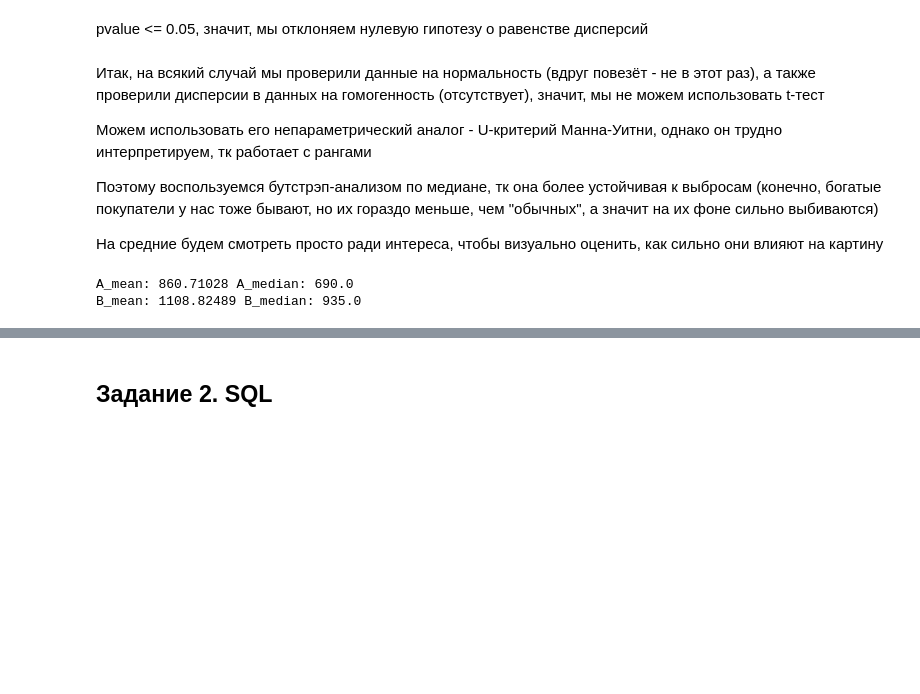
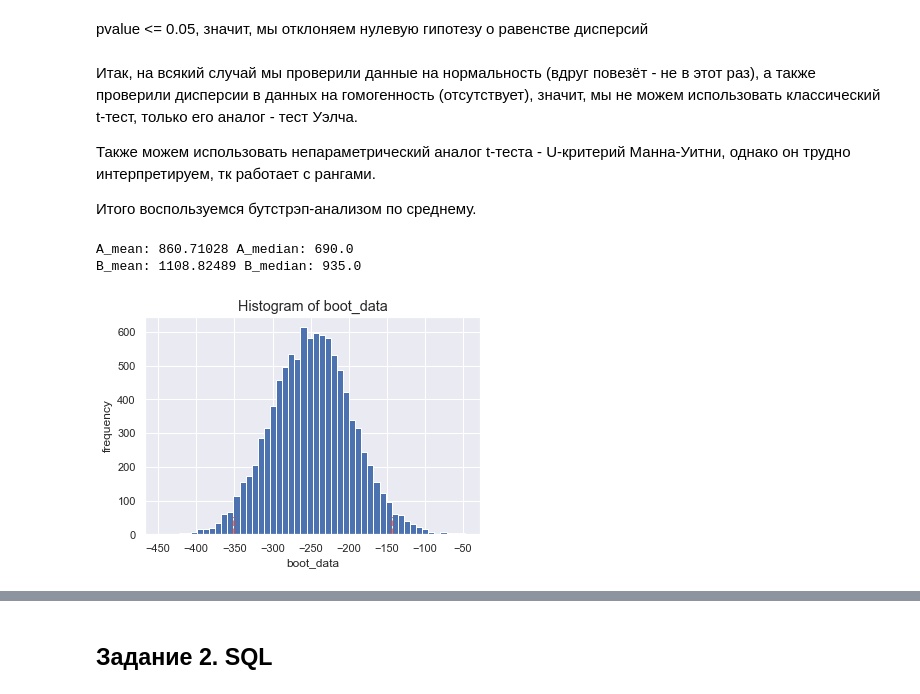
Before and after one commit to pmescheriakov/final_project_karpov.cources, a Jupyter notebook: Final_project_Meshcheryakov_2.ipynb, the cells around one changed output, grey strips where cells are left out. Cells and saved outputs as stored; diff of their text form; code cells hidden in the pictures; blank space fills up the shorter version.

```diff
--- a/Final_project_Meshcheryakov_2.ipynb
+++ b/Final_project_Meshcheryakov_2.ipynb
@@ -283,13 +283,11 @@ sts.levene(data_A['rev'], data_B['rev']).pvalue
 # %% [markdown]
 pvalue <= 0.05, значит, мы отклоняем нулевую гипотезу о равенстве дисперсий
 # %% [markdown]
-Итак, на всякий случай мы проверили данные на нормальность (вдруг повезёт - не в этот раз), а также проверили дисперсии в данных на гомогенность (отсутствует), значит, мы не можем использовать t-тест
+Итак, на всякий случай мы проверили данные на нормальность (вдруг повезёт - не в этот раз), а также проверили дисперсии в данных на гомогенность (отсутствует), значит, мы не можем использовать классический t-тест, только его аналог - тест Уэлча.
 
-Можем использовать его непараметрический аналог - U-критерий Манна-Уитни, однако он трудно интерпретируем, тк работает с рангами
+Также можем использовать непараметрический аналог t-теста - U-критерий Манна-Уитни, однако он трудно интерпретируем, тк работает с рангами.
 
-Поэтому воспользуемся бутстрэп-анализом по медиане, тк она более устойчивая к выбросам (конечно, богатые покупатели у нас тоже бывают, но их гораздо меньше, чем "обычных", а значит на их фоне сильно выбиваются)
-
-На средние будем смотреть просто ради интереса, чтобы визуально оценить, как сильно они влияют на картину
+Итого воспользуемся бутстрэп-анализом по среднему.
 # %%
 # посмотрим на средние и медианы в группах
 A_mean, B_mean = np.mean(data_A.rev), np.mean(data_B.rev)
@@ -361,5 +340,7 @@ def get_bootstrap(
 # %%
-boostrap_result = get_bootstrap(data_A['rev'], data_B['rev'], statistic=np.median)
+boostrap_result = get_bootstrap(data_A['rev'], data_B['rev'], visualisation=True)
+# %% [output]
+[figure, added]
 # %%
 boostrap_result['ci']
 # %% [output]
```
Also changed, not shown: parts of 12 cells of this notebook.
